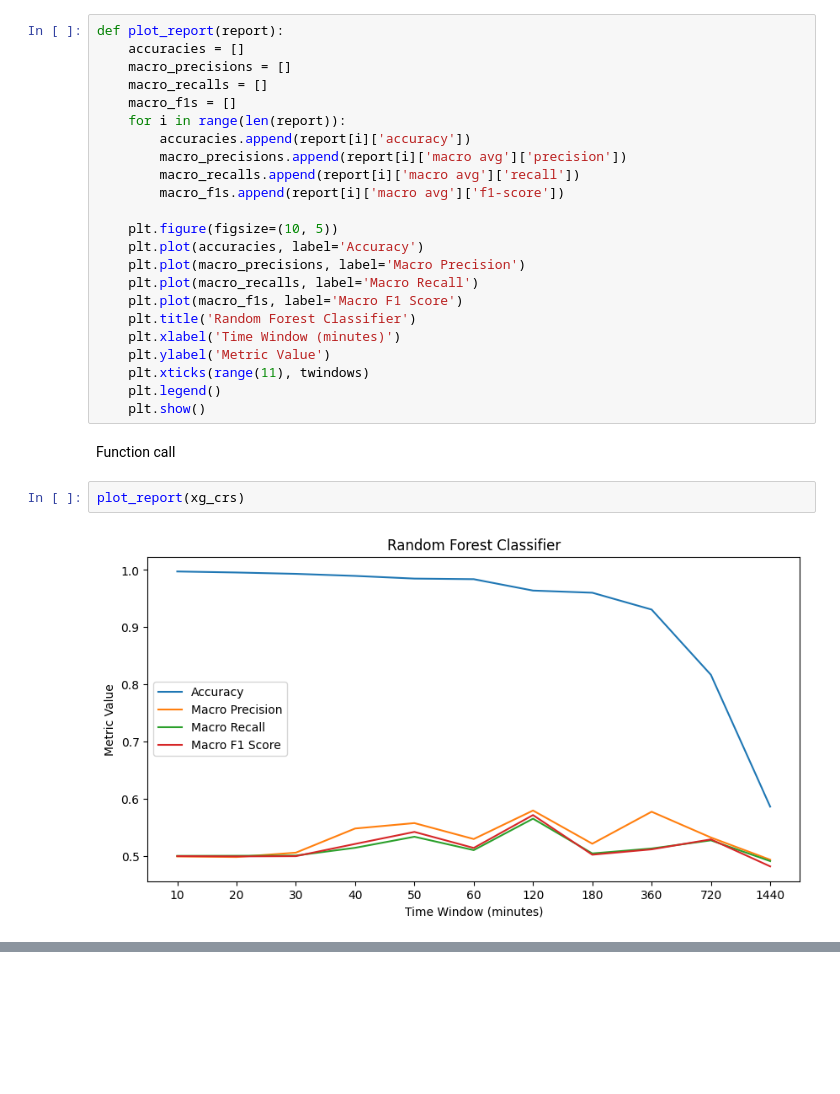
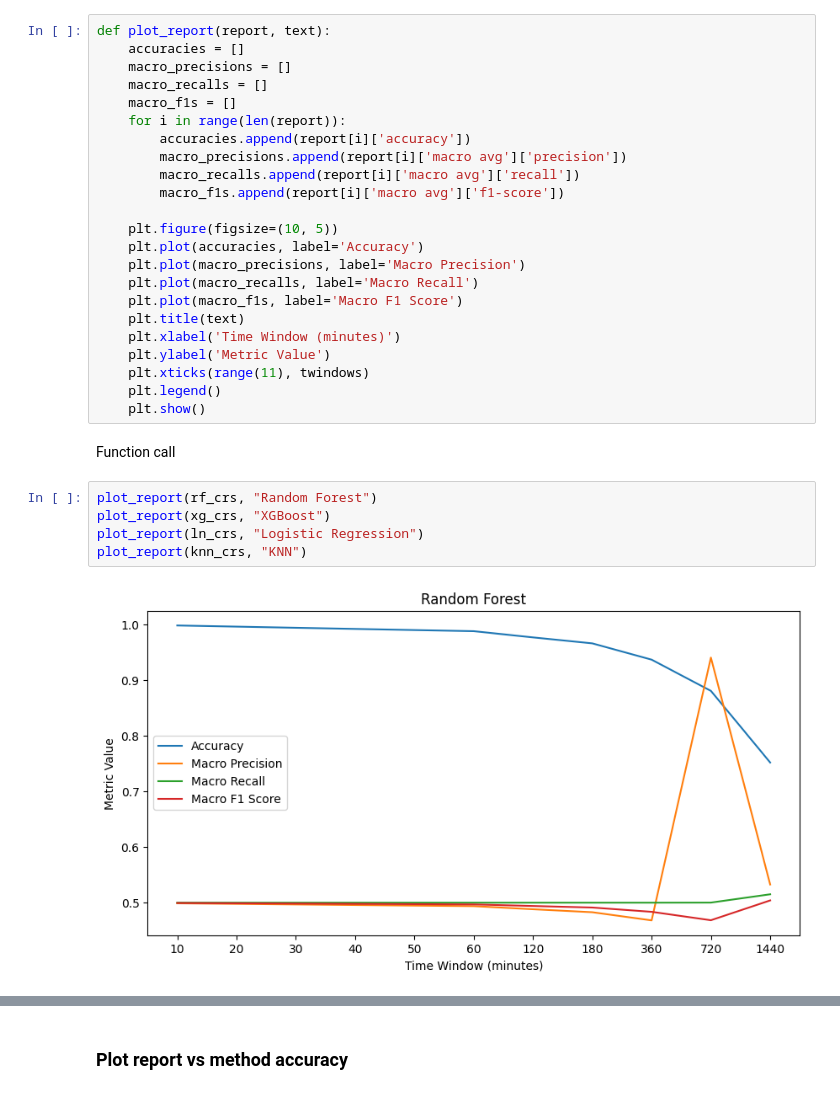
Before and after one commit to Svet0zar/ISIS-Ion-Source-Reliability, a Jupyter notebook: user run preprocessing/StructuredRun.ipynb, the cells around one changed output, grey strips where cells are left out. Drawn from its saved outputs; the diff is of its cells as text; blank space fills up the shorter version.

Commit message:
Plots sorted out

```diff
--- a/user run preprocessing/StructuredRun.ipynb
+++ b/user run preprocessing/StructuredRun.ipynb
@@ -385,7 +385,7 @@ knn_crs_smote = crs_smote[33:44]
 # %% [markdown]
 ### Plot report function
 # %%
-def plot_report(report):
+def plot_report(report, text):
     accuracies = []
     macro_precisions = []
     macro_recalls = []
@@ -401,7 +401,7 @@ def plot_report(report):
     plt.plot(macro_precisions, label='Macro Precision')
     plt.plot(macro_recalls, label='Macro Recall')
     plt.plot(macro_f1s, label='Macro F1 Score')
-    plt.title('Random Forest Classifier')
+    plt.title(text)
     plt.xlabel('Time Window (minutes)')
     plt.ylabel('Metric Value')
     plt.xticks(range(11), twindows)
@@ -409,7 +409,10 @@ def plot_report(report):
     plt.show()
 # %% [markdown]
 Function call
-# %%
-plot_report(xg_crs)
-# %% [output]
-[figure, removed]
+# %%
+plot_report(rf_crs, "Random Forest")
+plot_report(xg_crs, "XGBoost")
+plot_report(ln_crs, "Logistic Regression")
+plot_report(knn_crs, "KNN")
+# %% [output]
+[figure, added]
@@ -415,0 +422,2 @@ plot_report(xg_crs)
+# %% [markdown]
+### Plot report vs method accuracy
```
Also changed, not shown: parts of 16 cells of this notebook.
